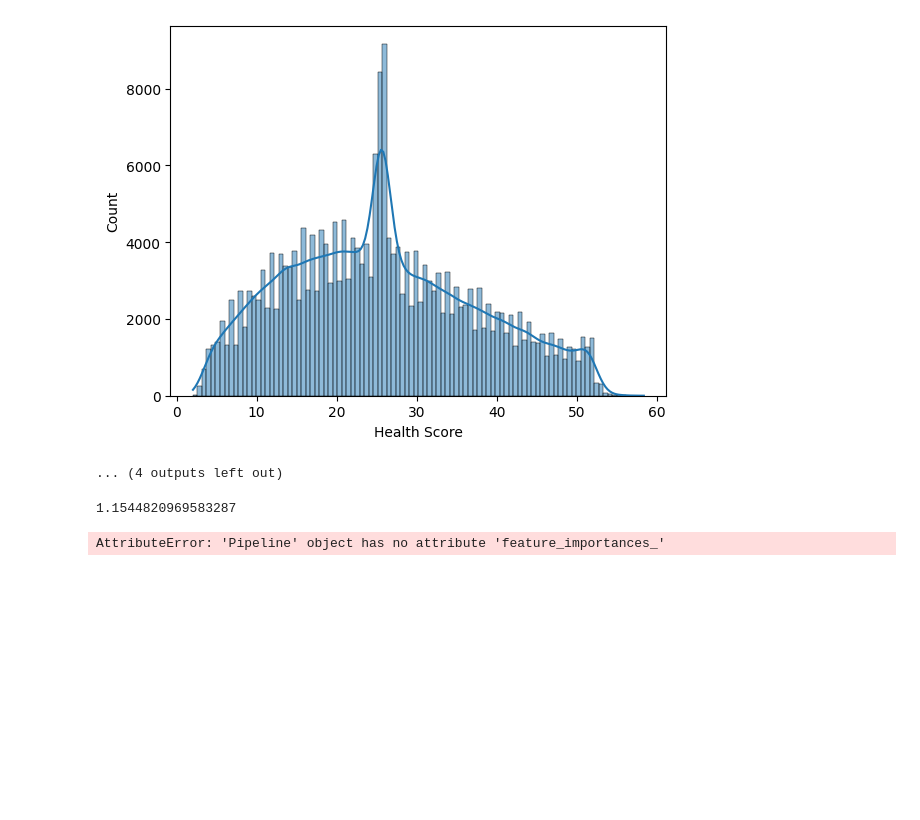
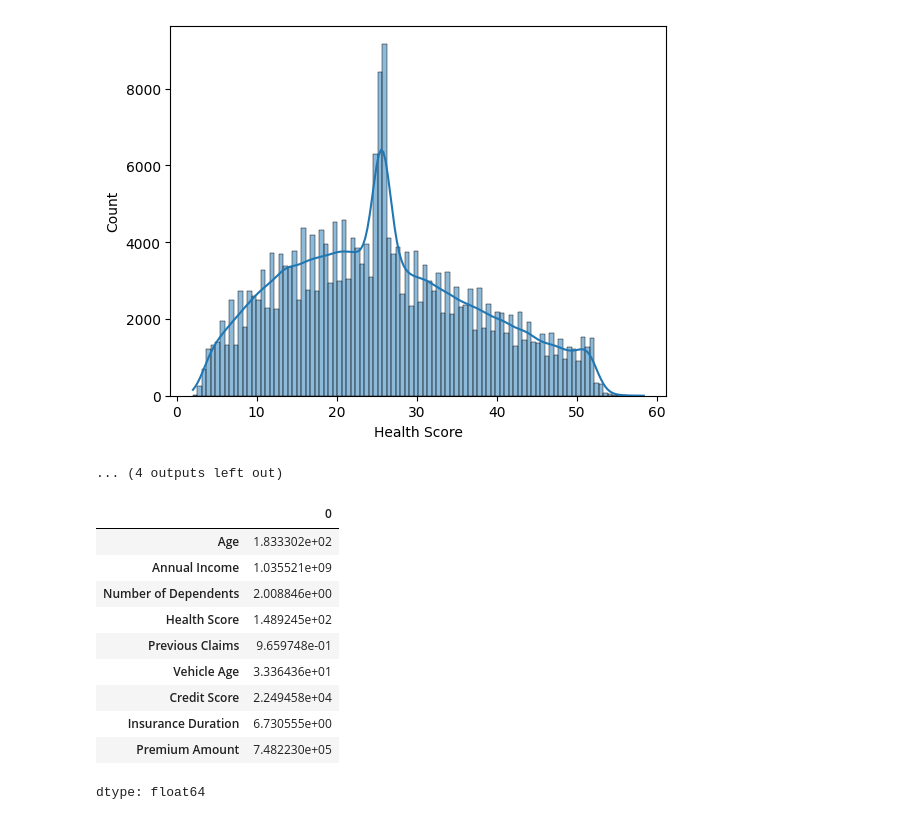
Before and after one commit to Jonathantsihoarana03/insuarance_premium_amount, a Jupyter notebook: insuarance_premium_amount.ipynb, the cells around one changed output. Drawn from its saved outputs; the diff is of its cells as text; code cells hidden in the pictures; blank space fills up the shorter version.

```diff
--- a/insuarance_premium_amount.ipynb
+++ b/insuarance_premium_amount.ipynb
@@ -452,6 +452,20 @@ X_test,y_test = preprocessing(test_set)
 0
 [figure]
 ... (4 outputs left out)
+# %%
+df1_numerical.var(axis=0)
+# %% [output]
+|  | 0 |
+| Age | 1.833302e+02 |
+| Annual Income | 1.035521e+09 |
+| Number of Dependents | 2.008846e+00 |
+| Health Score | 1.489245e+02 |
+| Previous Claims | 9.659748e-01 |
+| Vehicle Age | 3.336436e+01 |
+| Credit Score | 2.249458e+04 |
+| Insurance Duration | 6.730555e+00 |
+| Premium Amount | 7.482230e+05 |
+dtype: float64
 # %%
 #First model
 from sklearn.tree import DecisionTreeRegressor # we are in overfitting with this model score = 1.52 without data imputation
@@ -475,9 +491,5 @@ def evaluation(model):
 # %%
-evaluation(model)
+# evaluation(model)
-# %% [output]
-1.1544820969583287
 # %%
-pd.DataFrame(data=model.feature_importances_,index=X_train.columns).plot.bar(figsize=(12,8))
+# pd.DataFrame(data=model.feature_importances_,index=X_train.columns).plot.bar(figsize=(12,8))
-# %% [output]
-AttributeError: 'Pipeline' object has no attribute 'feature_importances_'
 # %%
```
Also changed, not shown: parts of 18 cells of this notebook, 1 other file.
